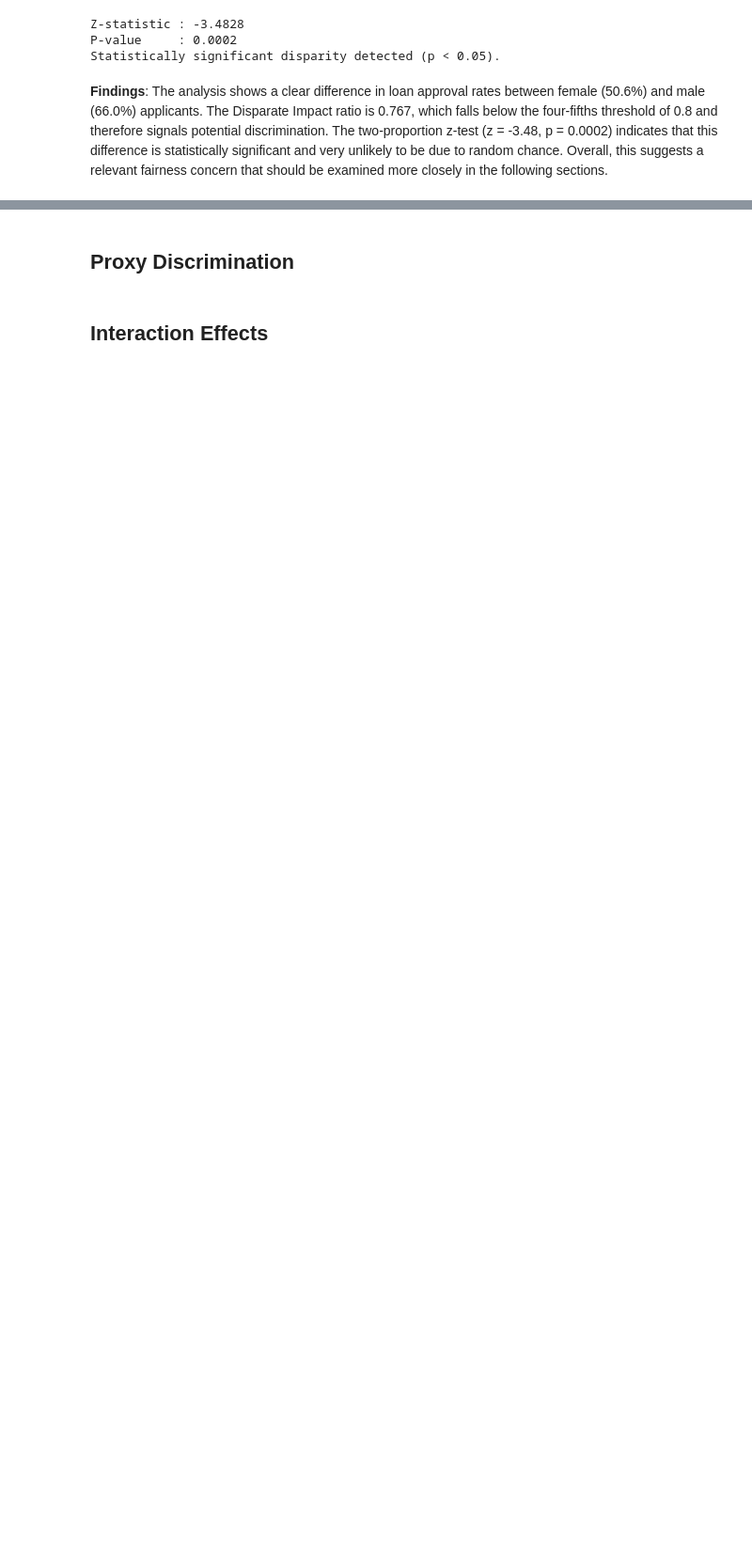
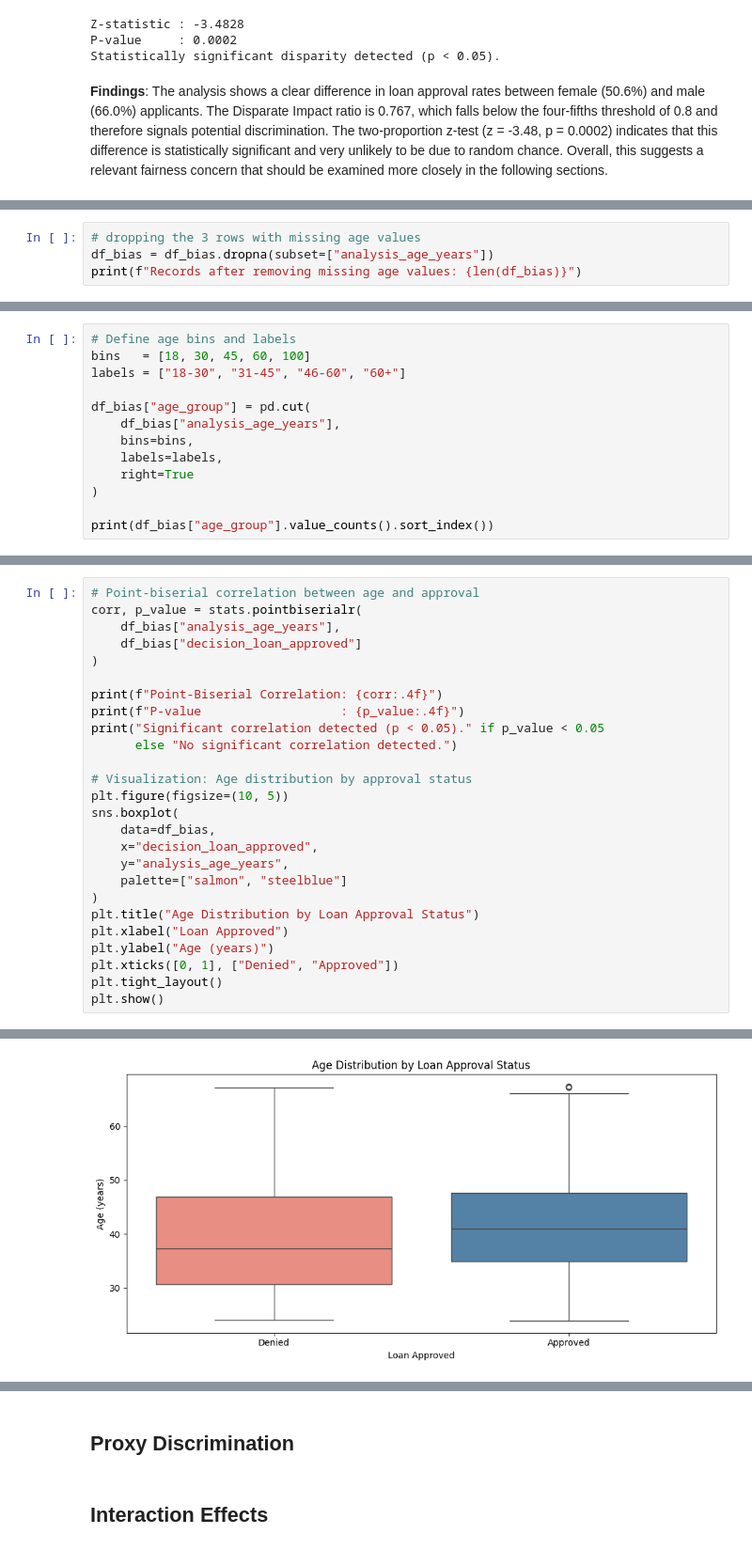
Before and after one commit to afonsojoao2001/dego-project-team12, a Jupyter notebook: notebooks/02-bias-analysis.ipynb, the cells around one changed output, grey strips where cells are left out. Shown at 94% size. Drawn from its saved outputs; the diff is of its cells as text; blank space fills up the shorter version.

Commit message:
Age-Bias: continuous age effect, approval rate age groups

```diff
--- a/notebooks/02-bias-analysis.ipynb
+++ b/notebooks/02-bias-analysis.ipynb
@@ -186,0 +221,4 @@ The analysis shows a clear difference in loan approval rates between female (50.
+# %%
+# dropping the 3 rows with missing age values
+df_bias = df_bias.dropna(subset=["analysis_age_years"])
+print(f"Records after removing missing age values: {len(df_bias)}")
@@ -186,0 +227,13 @@ The analysis shows a clear difference in loan approval rates between female (50.
+# %%
+# Define age bins and labels
+bins   = [18, 30, 45, 60, 100]
+labels = ["18-30", "31-45", "46-60", "60+"]
+
+df_bias["age_group"] = pd.cut(
+    df_bias["analysis_age_years"],
+    bins=bins,
+    labels=labels,
+    right=True
+)
+
+print(df_bias["age_group"].value_counts().sort_index())
@@ -186,0 +271,27 @@ The analysis shows a clear difference in loan approval rates between female (50.
+# %%
+# Point-biserial correlation between age and approval
+corr, p_value = stats.pointbiserialr(
+    df_bias["analysis_age_years"],
+    df_bias["decision_loan_approved"]
+)
+
+print(f"Point-Biserial Correlation: {corr:.4f}")
+print(f"P-value                   : {p_value:.4f}")
+print("Significant correlation detected (p < 0.05)." if p_value < 0.05
+      else "No significant correlation detected.")
+
+# Visualization: Age distribution by approval status
+plt.figure(figsize=(10, 5))
+sns.boxplot(
+    data=df_bias,
+    x="decision_loan_approved",
+    y="analysis_age_years",
+    palette=["salmon", "steelblue"]
+)
+plt.title("Age Distribution by Loan Approval Status")
+plt.xlabel("Loan Approved")
+plt.ylabel("Age (years)")
+plt.xticks([0, 1], ["Denied", "Approved"])
+plt.tight_layout()
+plt.show()
+# %% [output]
@@ -186,0 +304 @@ The analysis shows a clear difference in loan approval rates between female (50.
+[figure, added]
```
Also changed, not shown: parts of 21 cells of this notebook.
